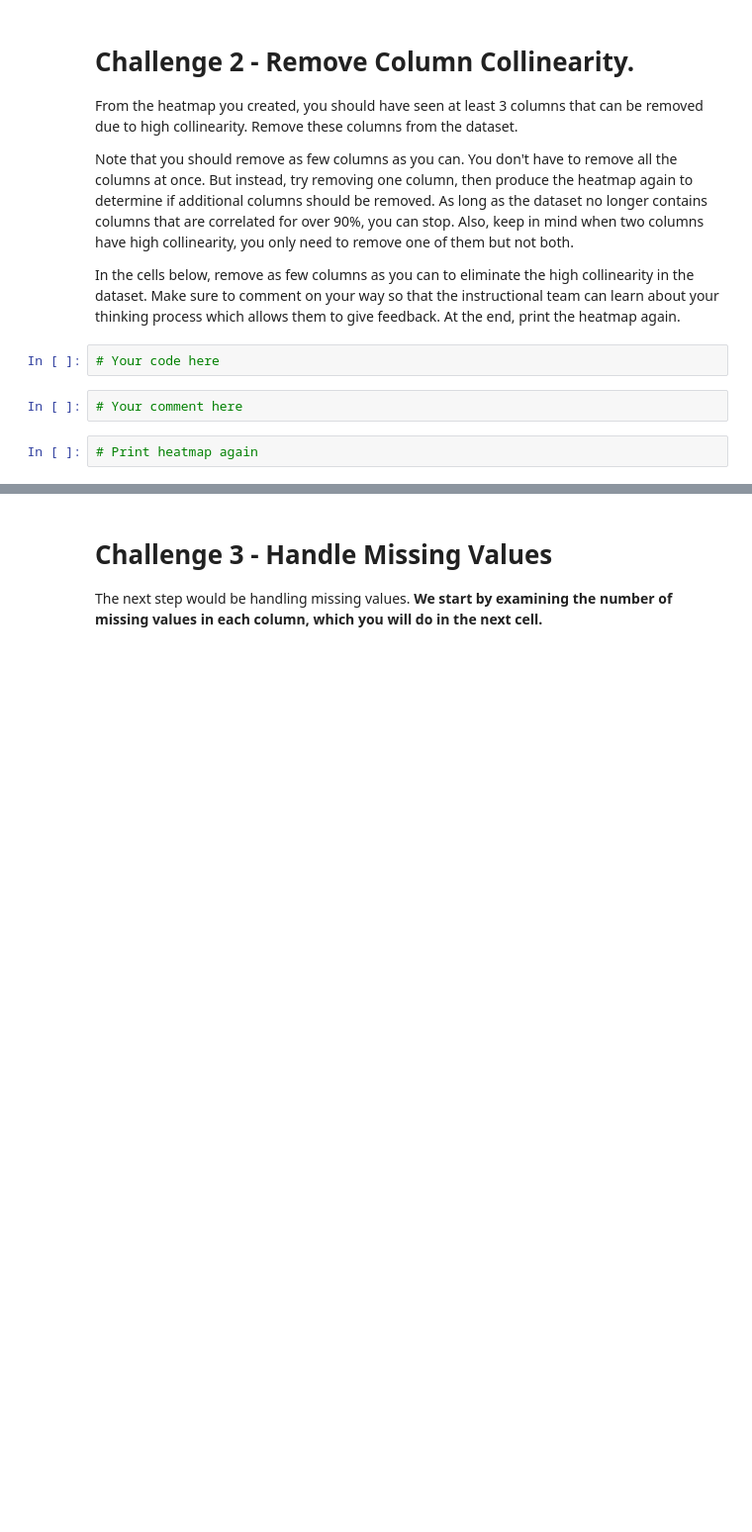
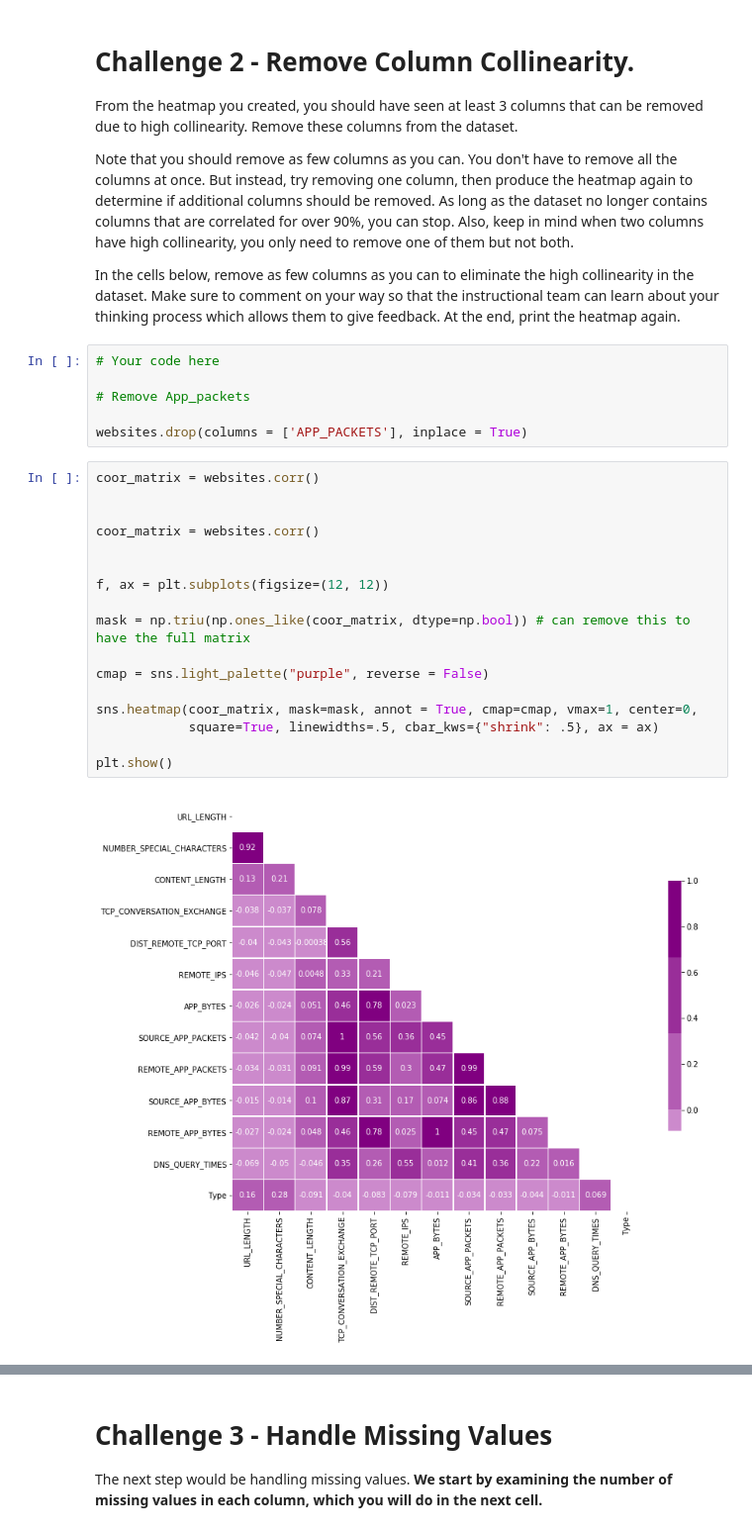
Before and after one commit to ta-data-lis/lab-supervised-learning, a Jupyter notebook: your-code/main.ipynb, the cells around one changed output, grey strips where cells are left out. Shown: that part at 99% size. Cells and saved outputs as stored; diff of their text form; blank space fills up the shorter version.

```diff
--- a/your-code/main.ipynb
+++ b/your-code/main.ipynb
@@ -64,7 +158,26 @@ Note that you should remove as few columns as you can. You don't have to remove
 In the cells below, remove as few columns as you can to eliminate the high collinearity in the dataset. Make sure to comment on your way so that the instructional team can learn about your thinking process which allows them to give feedback. At the end, print the heatmap again.
 # %%
 # Your code here
+
+# Remove App_packets
+
+websites.drop(columns = ['APP_PACKETS'], inplace = True)
-# %%
-# Your comment here
-# %%
-# Print heatmap again
+# %%
+coor_matrix = websites.corr()
+
+
+coor_matrix = websites.corr()
+
+
+f, ax = plt.subplots(figsize=(12, 12))
+
+mask = np.triu(np.ones_like(coor_matrix, dtype=np.bool)) # can remove this to have the full matrix
+
+cmap = sns.light_palette("purple", reverse = False)
+
+sns.heatmap(coor_matrix, mask=mask, annot = True, cmap=cmap, vmax=1, center=0,
+            square=True, linewidths=.5, cbar_kws={"shrink": .5}, ax = ax)
+
+plt.show()
+# %% [output]
+[figure, added]
```
Also changed, not shown: parts of 86 cells of this notebook.
